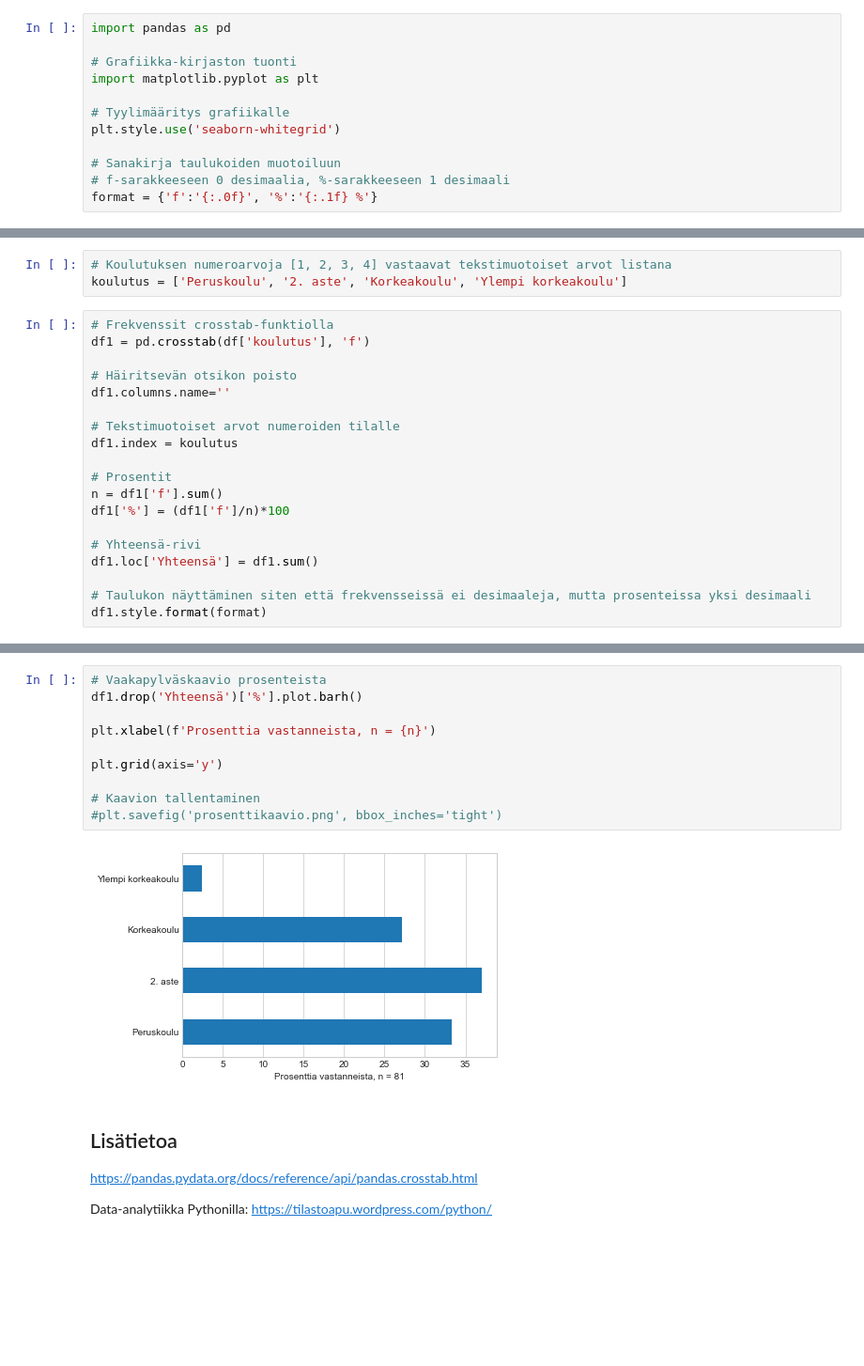
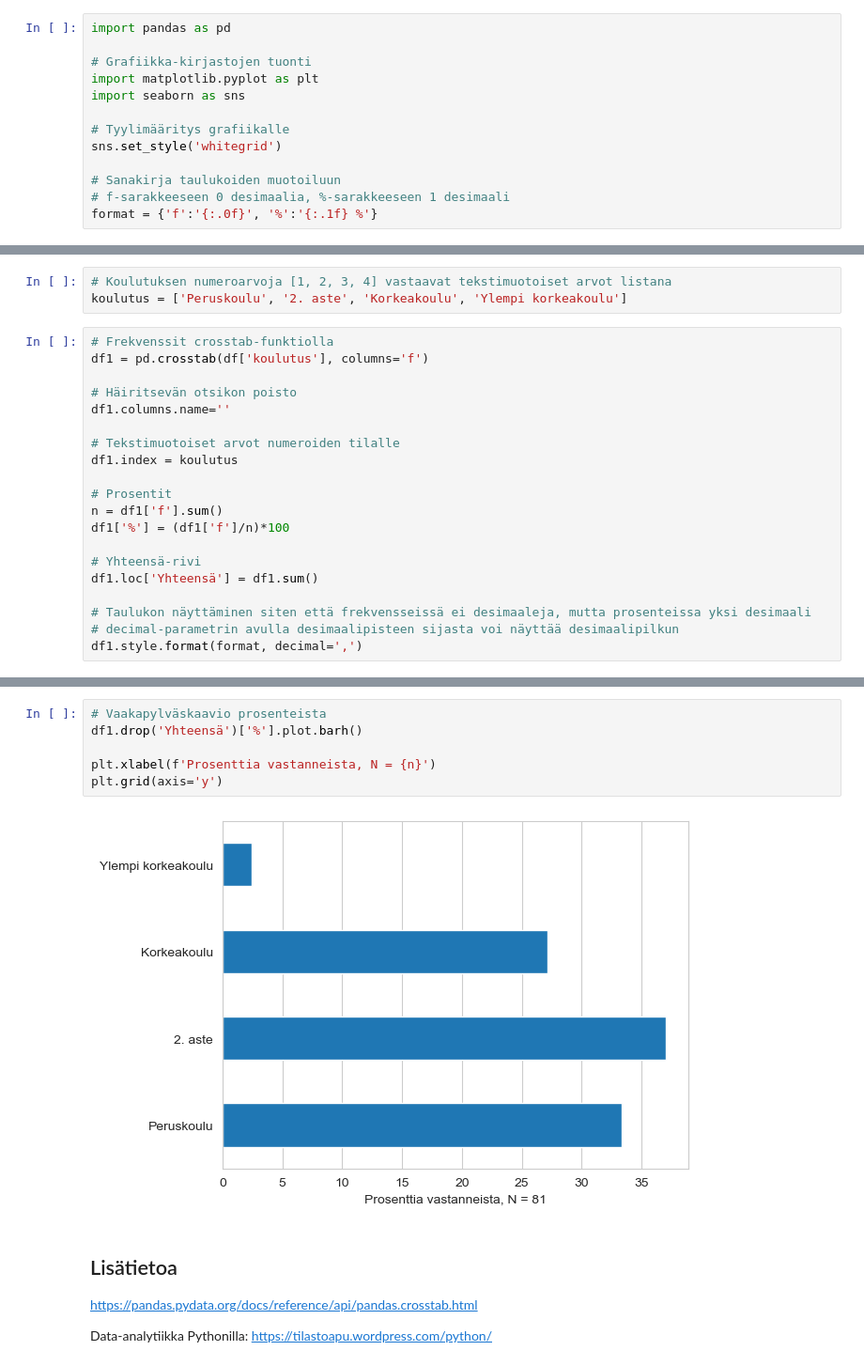
Before and after one commit to taanila/kuvaileva, a Jupyter notebook: frekvenssijakauma.ipynb, the cells around one changed output, grey strips where cells are left out. Shown at 94% size. Drawn from its saved outputs; the diff is of its cells as text; blank space fills up the shorter version.

```diff
--- a/frekvenssijakauma.ipynb
+++ b/frekvenssijakauma.ipynb
@@ -14,11 +14,12 @@ Seuraavassa yksi tapa frekvenssitaulukon ja pylväskaavion laatimiseen.
 # %%
 import pandas as pd
 
-# Grafiikka-kirjaston tuonti
+# Grafiikka-kirjastojen tuonti
 import matplotlib.pyplot as plt
+import seaborn as sns
 
 # Tyylimääritys grafiikalle
-plt.style.use('seaborn-whitegrid')
+sns.set_style('whitegrid')
 
 # Sanakirja taulukoiden muotoiluun
 # f-sarakkeeseen 0 desimaalia, %-sarakkeeseen 1 desimaali
@@ -45,7 +46,7 @@ df
 koulutus = ['Peruskoulu', '2. aste', 'Korkeakoulu', 'Ylempi korkeakoulu']
 # %%
 # Frekvenssit crosstab-funktiolla
-df1 = pd.crosstab(df['koulutus'], 'f')
+df1 = pd.crosstab(df['koulutus'], columns='f')
 
 # Häiritsevän otsikon poisto
 df1.columns.name=''
@@ -61,6 +62,7 @@ df1['%'] = (df1['f']/n)*100
 df1.loc['Yhteensä'] = df1.sum()
 
 # Taulukon näyttäminen siten että frekvensseissä ei desimaaleja, mutta prosenteissa yksi desimaali
-df1.style.format(format)
+# decimal-parametrin avulla desimaalipisteen sijasta voi näyttää desimaalipilkun
+df1.style.format(format, decimal=',')
 # %% [output]
 |  | f | % |
@@ -83,15 +85,11 @@ plt.grid(axis='y')
 # %%
 # Vaakapylväskaavio prosenteista
 df1.drop('Yhteensä')['%'].plot.barh()
 
-plt.xlabel(f'Prosenttia vastanneista, n = {n}')
-
+plt.xlabel(f'Prosenttia vastanneista, N = {n}')
 plt.grid(axis='y')
-
-# Kaavion tallentaminen
-#plt.savefig('prosenttikaavio.png', bbox_inches='tight')
 # %% [output]
-[figure, old version]
+[figure, new version]
 # %% [markdown]
 ## Lisätietoa
 
```
Also changed, not shown: parts of 3 cells of this notebook.
